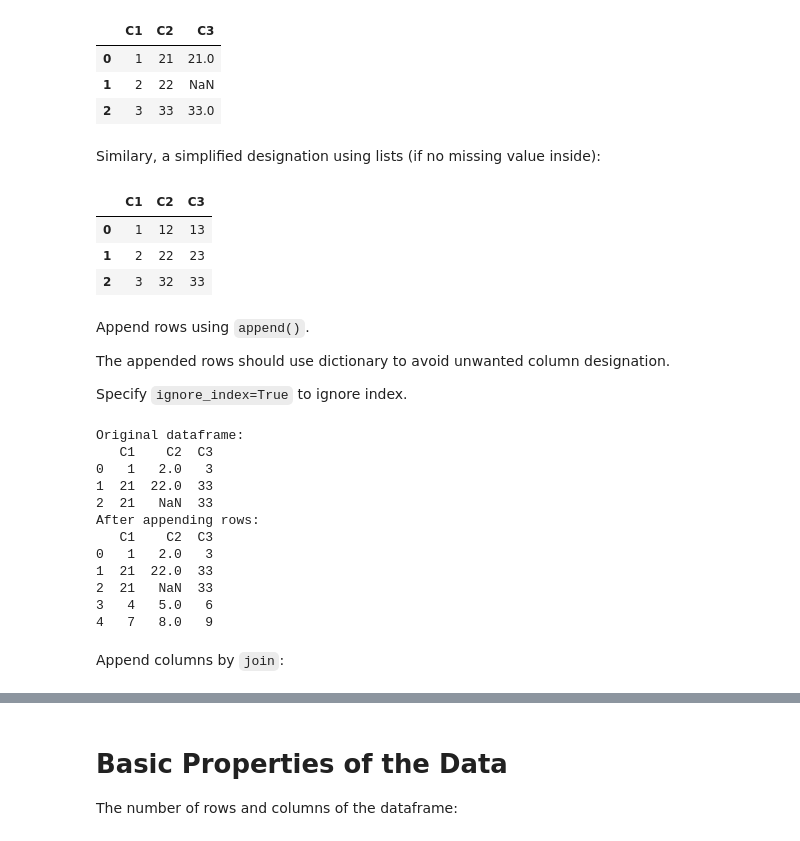
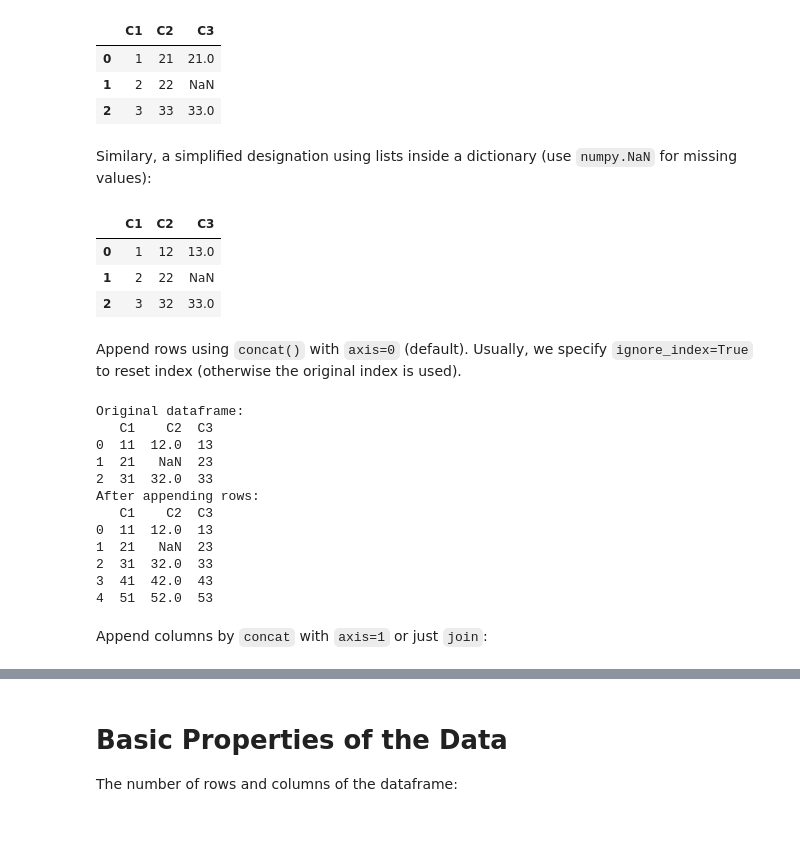
Before and after one commit to wcmphysics/Learn_Python, a Jupyter notebook: pandas/pandas_sandbox.ipynb, the cells around one changed output, grey strips where cells are left out. Drawn from its saved outputs; the diff is of its cells as text; code cells hidden in the pictures.

```diff
--- a/pandas/pandas_sandbox.ipynb
+++ b/pandas/pandas_sandbox.ipynb
@@ -52,54 +56,45 @@ df
 | 1 | 2 | 22 | NaN |
 | 2 | 3 | 33 | 33.0 |
 # %% [markdown]
-Similary, a simplified designation using lists (if no missing value inside):
+Similary, a simplified designation using lists inside a dictionary (use `numpy.NaN` for missing values):
 # %%
 a = [1, 2, 3] # first column
 b = [12, 22, 32] # second column
-c = [13, 23, 33] # third column
+c = [13, np.NaN, 33] # third column
 
 df = pd.DataFrame({"C1" : a, 'C2' : b, 'C3' : c})
 df
 # %% [output]
 |  | C1 | C2 | C3 |
-| 0 | 1 | 12 | 13 |
-| 1 | 2 | 22 | 23 |
-| 2 | 3 | 32 | 33 |
+| 0 | 1 | 12 | 13.0 |
+| 1 | 2 | 22 | NaN |
+| 2 | 3 | 32 | 33.0 |
 # %% [markdown]
-Append rows using `append()`.
-
-The appended rows should use dictionary to avoid unwanted column designation.
-
-Specify `ignore_index=True` to ignore index.
+Append rows using `concat()` with `axis=0` (default). Usually, we specify `ignore_index=True` to reset index (otherwise the original index is used).
 # %%
-column_name = ["C1", "C2", "C3"]
-a = {"C1" : 1 , "C2" : 2 , 'C3' : 3} # first row
-b = {"C1" : 21, 'C2' : 22, 'C3' : 33} # second row
-c = {"C1" : 21,            'C3' : 33} # third row
-df = pd.DataFrame([a, b, c], columns=column_name)
+df = pd.DataFrame([[11, 12, 13], [21, np.NaN, 23], [31, 32, 33]], columns=['C1', 'C2', 'C3'])
 print('Original dataframe:')
 print(df)
 
-d = {"C1" : 4 , "C2" : 5 , 'C3' : 6}
-e = {"C1" : 7 , "C2" : 8 , 'C3' : 9}
-df = df.append([d, e], ignore_index = True)
+df_tmp = pd.DataFrame([[41, 42, 43], [51, 52, 53]], columns=df.columns)
+df = pd.concat([df, df_tmp], ignore_index=True)
 print('After appending rows:')
 print(df)
 
-del df
+del df, df_tmp
 # %% [output]
 Original dataframe:
    C1    C2  C3
-0   1   2.0   3
-1  21  22.0  33
-2  21   NaN  33
+0  11  12.0  13
+1  21   NaN  23
+2  31  32.0  33
 After appending rows:
    C1    C2  C3
-0   1   2.0   3
-1  21  22.0  33
-2  21   NaN  33
-3   4   5.0   6
-4   7   8.0   9
+0  11  12.0  13
+1  21   NaN  23
+2  31  32.0  33
+3  41  42.0  43
+4  51  52.0  53
 # %% [markdown]
-Append columns by `join`:
+Append columns by `concat` with `axis=1` or just `join`:
 # %%
```
Also changed, not shown: parts of 12 cells of this notebook.
